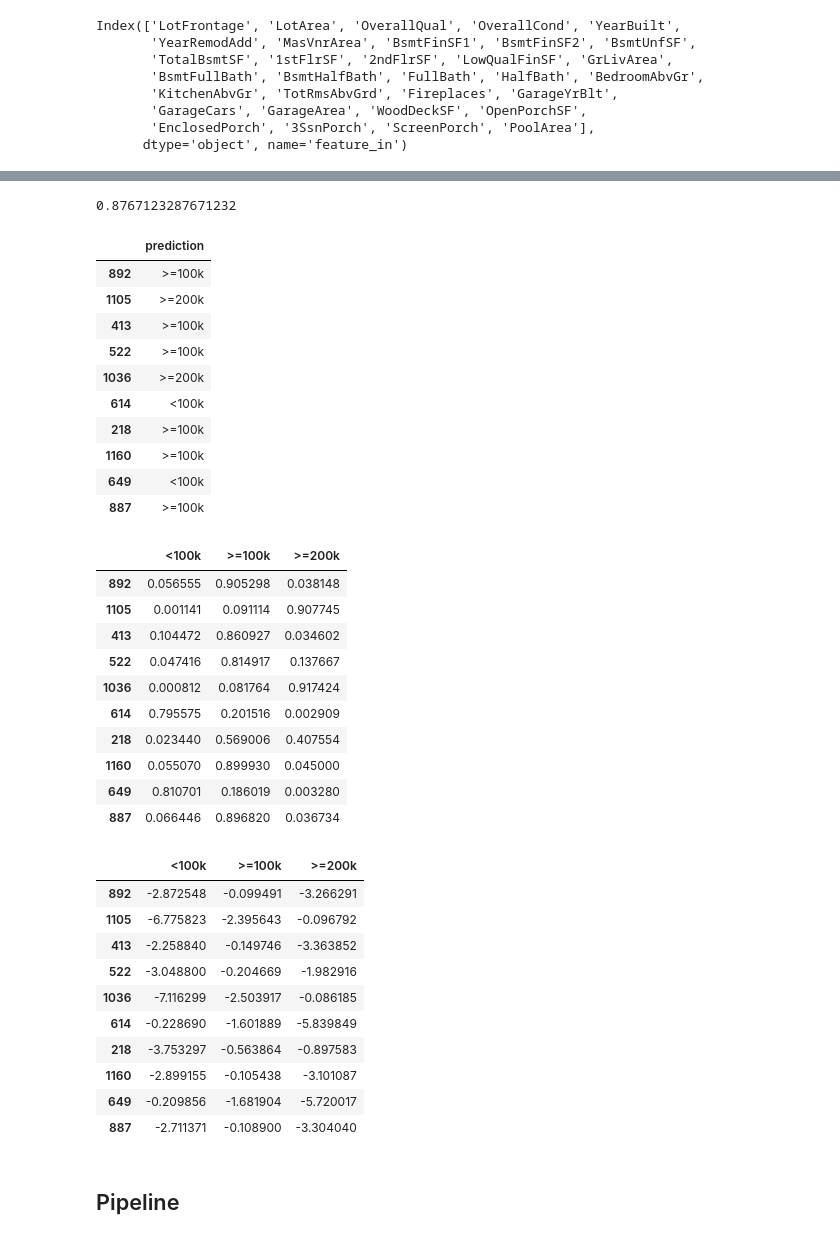
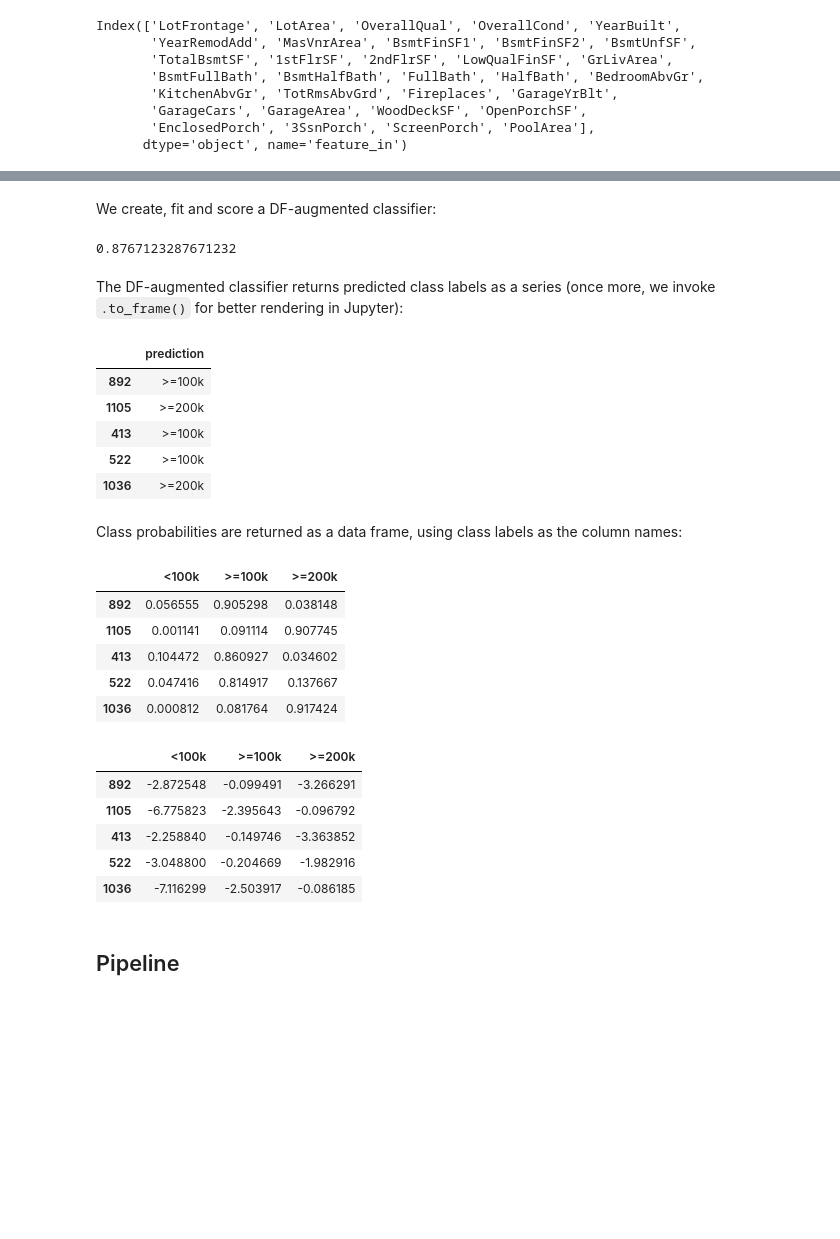
Before and after one commit to BCG-X-Official/sklearndf, a Jupyter notebook: sphinx/source/tutorial/sklearndf_tutorial.ipynb, the cells around one changed output, grey strips where cells are left out. Saved outputs shown, nothing was run; the diff lists cells and outputs as text; code cells hidden in the pictures; blank space fills up the shorter version.

```diff
--- a/sphinx/source/tutorial/sklearndf_tutorial.ipynb
+++ b/sphinx/source/tutorial/sklearndf_tutorial.ipynb
@@ -198,2 +186,5 @@ As for transformers, scikit-learn regressors and classifiers have a `sklearndf`
 
 For a random forest regressor we get:
+# %%
+# a simplified features vector (we will use a pipeline for more sophisticated pre-processing further down)
+numerical_features_df = housing_features_df.select_dtypes(np.number).fillna(0)
@@ -200,13 +201,4 @@ For a random forest regressor we get:
 # %%
-# a simplified features vector (we will use a pipeline for more sophisticated pre-processing further down)
-numerical_features_df = housing_features_df.loc[:, numerical_features].fillna(0)
-
-df_numerical_train, df_numerical_test, y_train, y_test = train_test_split(
-    numerical_features_df,
-    housing_target_sr,
-    random_state=42
-)
-
 random_forest_regressor_df = RandomForestRegressorDF(
     n_estimators=100,
     max_depth=5,
@@ -293,9 +279,7 @@ Classifiers follow the same logic:
 # %%
-# we create for house prices house below 100k, below 200k, and above 200k for multi-label classification
-y_classes = housing_target_sr.apply(lambda x: '>=200k' if x >= 200000 else '>=100k' if x >= 100000 else '<100k')
-
-df_numerical_train, df_numerical_test, y_classification_train, y_classification_test = train_test_split(
-    numerical_features_df,
-    y_classes,
-    random_state=42
-)
+y_classes = housing_target_sr.apply(
+    lambda x:
+    ">=200k" if x >= 200000
+    else ">=100k" if x >= 100000
+    else "<100k"
+).astype("category")
@@ -302,3 +294,5 @@ df_numerical_train, df_numerical_test, y_classification_train, y_classification_
+# %% [markdown]
+ We create, fit and score a DF-augmented classifier:
 # %%
 random_forest_classifier_df = RandomForestClassifierDF(
     n_estimators=100,
@@ -310,8 +304,10 @@ random_forest_classifier_df.fit(df_numerical_train, y_classification_train)
 random_forest_classifier_df.score(df_numerical_test, y_classification_test)
 # %% [output]
 0.8767123287671232
+# %% [markdown]
+The DF-augmented classifier returns predicted class labels as a series (once more, we invoke `.to_frame()` for better rendering in Jupyter):
 # %%
-random_forest_classifier_df.predict(df_numerical_test.iloc[:10]).to_frame()
+random_forest_classifier_df.predict(df_numerical_test.head()).to_frame()
 # %% [output]
 |  | prediction |
 | 892 | >=100k |
@@ -319,27 +315,19 @@ random_forest_classifier_df.predict(df_numerical_test.iloc[:10]).to_frame()
 | 413 | >=100k |
 | 522 | >=100k |
 | 1036 | >=200k |
-| 614 | <100k |
-| 218 | >=100k |
-| 1160 | >=100k |
-| 649 | <100k |
-| 887 | >=100k |
+# %% [markdown]
+Class probabilities are returned as a data frame, using class labels as the column names:
 # %%
-random_forest_classifier_df.predict_proba(df_numerical_test.iloc[:10])
+random_forest_classifier_df.predict_proba(df_numerical_test.head())
 # %% [output]
 |  | <100k | >=100k | >=200k |
 | 892 | 0.056555 | 0.905298 | 0.038148 |
 | 1105 | 0.001141 | 0.091114 | 0.907745 |
 | 413 | 0.104472 | 0.860927 | 0.034602 |
 | 522 | 0.047416 | 0.814917 | 0.137667 |
 | 1036 | 0.000812 | 0.081764 | 0.917424 |
-| 614 | 0.795575 | 0.201516 | 0.002909 |
-| 218 | 0.023440 | 0.569006 | 0.407554 |
-| 1160 | 0.055070 | 0.899930 | 0.045000 |
-| 649 | 0.810701 | 0.186019 | 0.003280 |
-| 887 | 0.066446 | 0.896820 | 0.036734 |
 # %%
-random_forest_classifier_df.predict_log_proba(df_numerical_test.iloc[:10])
+random_forest_classifier_df.predict_log_proba(df_numerical_test.head())
 # %% [output]
 |  | <100k | >=100k | >=200k |
 | 892 | -2.872548 | -0.099491 | -3.266291 |
@@ -347,11 +335,6 @@ random_forest_classifier_df.predict_log_proba(df_numerical_test.iloc[:10])
 | 413 | -2.258840 | -0.149746 | -3.363852 |
 | 522 | -3.048800 | -0.204669 | -1.982916 |
 | 1036 | -7.116299 | -2.503917 | -0.086185 |
-| 614 | -0.228690 | -1.601889 | -5.839849 |
-| 218 | -3.753297 | -0.563864 | -0.897583 |
-| 1160 | -2.899155 | -0.105438 | -3.101087 |
-| 649 | -0.209856 | -1.681904 | -5.720017 |
-| 887 | -2.711371 | -0.108900 | -3.304040 |
 # %% [markdown]
 ## Pipeline
 # %% [markdown]
```
Also changed, not shown: parts of 48 cells of this notebook, 40 other files.
